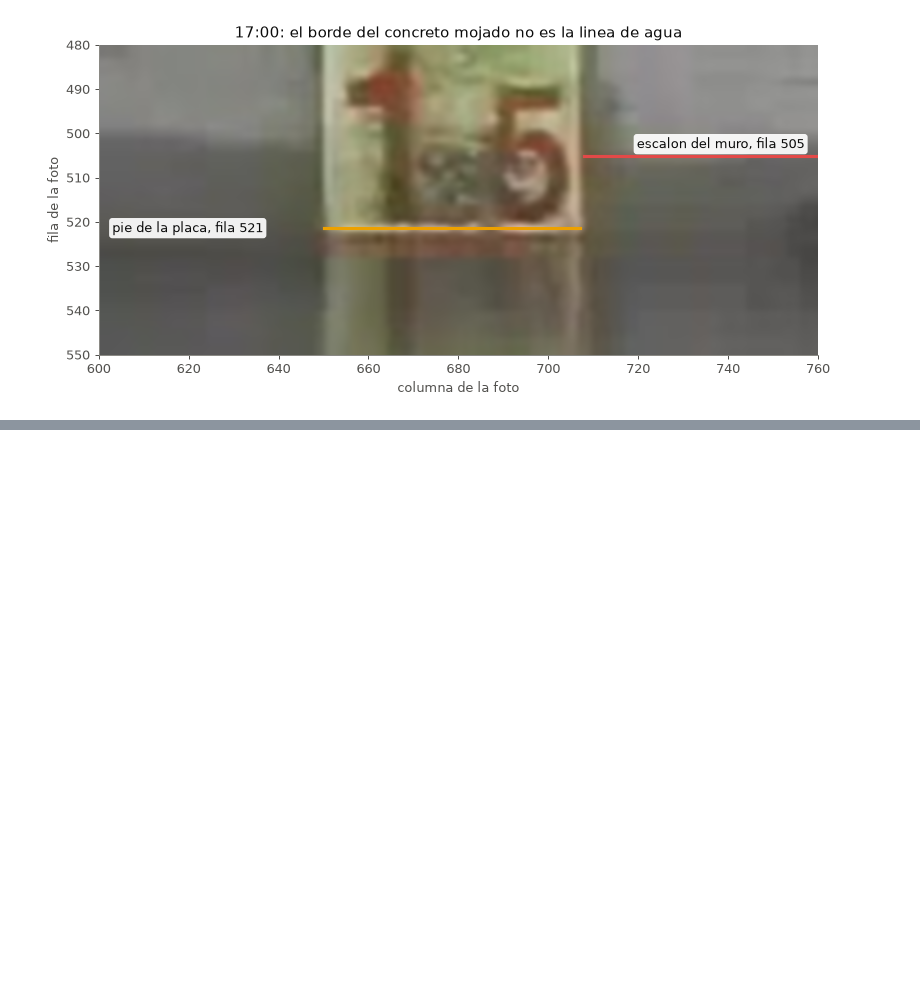
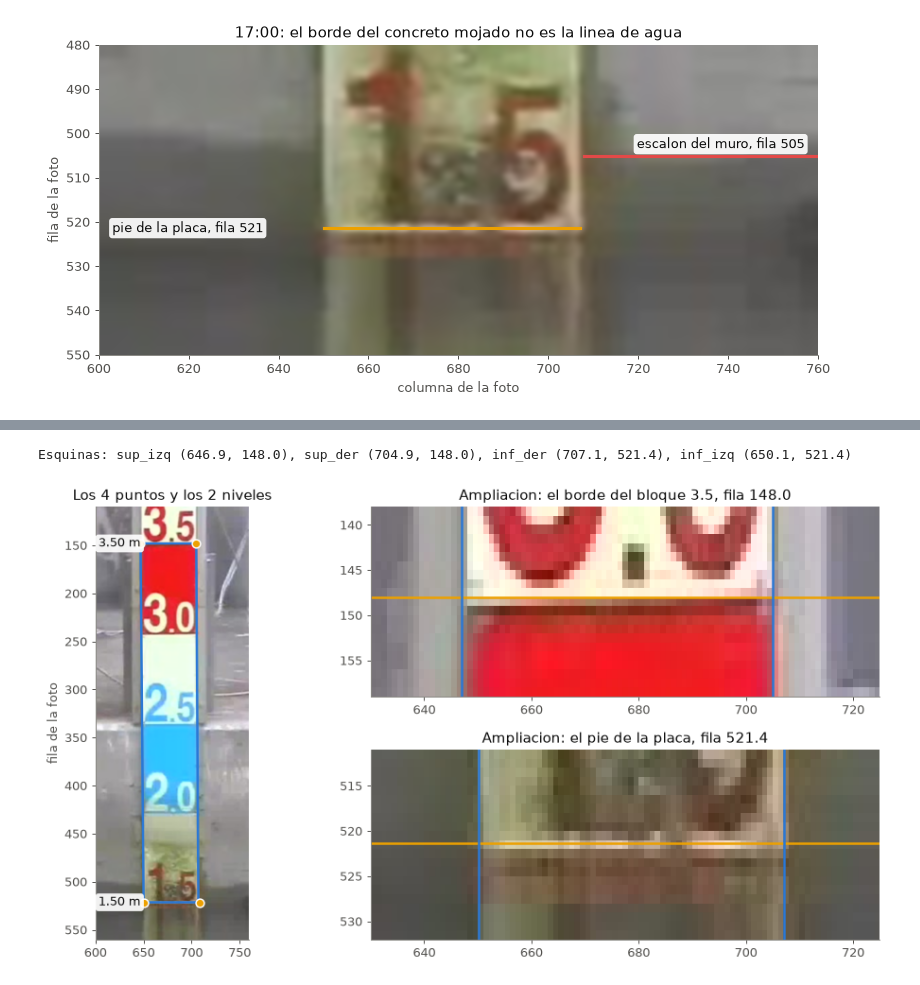
Before and after one commit to SCaballero427/medicion-de-nivel-en-canales-abiertos, a Jupyter notebook: 01_meguro_algoritmo_basico/01_meguro_algoritmo_basico.ipynb, the cells around one changed output, grey strips where cells are left out. Cells and saved outputs as stored; diff of their text form; code cells hidden in the pictures; blank space fills up the shorter version.

Commit message:
Configuracion: cuatro puntos y dos niveles

```diff
--- a/01_meguro_algoritmo_basico/01_meguro_algoritmo_basico.ipynb
+++ b/01_meguro_algoritmo_basico/01_meguro_algoritmo_basico.ipynb
@@ -238,0 +256,41 @@ plt.tight_layout()
+# %%
+# >>> AJUSTABLE <<< (x, fila) de cada borde de la placa, leidos a ojo sobre ampliaciones de la foto de las 17:00
+BORDE_IZQ = [(647, 160), (650, 510)]
+BORDE_DER = [(705, 160), (707, 510)]
+
+# >>> AJUSTABLE <<< dos niveles conocidos (cm sobre A.P.) y la fila donde estan, leidos a ojo
+NIVEL_SUP, FILA_SUP = 350.0, 148.0        # borde de abajo del bloque 3.5
+NIVEL_INF, FILA_INF = 150.0, 521.4        # pie de la placa
+
+
+def recta_por(puntos):
+    (xa, ya), (xb, yb) = puntos
+    return lambda y: xa + (np.asarray(y, float) - ya) * (xb - xa) / (yb - ya)
+
+
+x_izq, x_der = recta_por(BORDE_IZQ), recta_por(BORDE_DER)
+SUP_IZQ, SUP_DER = (float(x_izq(FILA_SUP)), FILA_SUP), (float(x_der(FILA_SUP)), FILA_SUP)
+INF_DER, INF_IZQ = (float(x_der(FILA_INF)), FILA_INF), (float(x_izq(FILA_INF)), FILA_INF)
+print("Esquinas: sup_izq (%.1f, %.1f), sup_der (%.1f, %.1f), inf_der (%.1f, %.1f), inf_izq (%.1f, %.1f)"
+      % (*SUP_IZQ, *SUP_DER, *INF_DER, *INF_IZQ))
+
+ref = imgs["20261020_170000.jpg"]
+fig = plt.figure(figsize=(13, 6.6))
+gs = fig.add_gridspec(2, 2, width_ratios=[1, 1.7], hspace=0.28, wspace=0.12)
+a0 = fig.add_subplot(gs[:, 0])
+a0.imshow(rgb(ref[110:560, 600:760]), extent=[600, 760, 560, 110], interpolation="bicubic")
+a0.add_patch(Polygon([SUP_IZQ, SUP_DER, INF_DER, INF_IZQ], closed=True, fill=False, ec=AZUL, lw=2))
+for (x, y), texto in [(SUP_IZQ, "3.50 m"), (INF_IZQ, "1.50 m")]:
+    a0.plot([x, x + (SUP_DER[0] - SUP_IZQ[0])], [y, y], "o", ms=7, mfc=AMARILLO, mec="white", mew=1.2)
+    a0.text(603, y, texto, color=TINTA, va="center", bbox=dict(boxstyle="round,pad=0.25", fc="white", ec="none", alpha=0.92))
+a0.set_title("Los 4 puntos y los 2 niveles", color=TINTA); a0.set_ylabel("fila de la foto")
+for g_, fila, texto in [(gs[0, 1], FILA_SUP, "Ampliacion: el borde del bloque 3.5, fila %.1f"), (gs[1, 1], FILA_INF, "Ampliacion: el pie de la placa, fila %.1f")]:
+    a = fig.add_subplot(g_)
+    y0, y1 = int(fila) - 10, int(fila) + 11
+    a.imshow(rgb(ref[y0:y1, 630:725]), extent=[630, 725, y1, y0], aspect="auto", interpolation="nearest")
+    a.axhline(fila, color=AMARILLO, lw=2)
+    a.axvline(float(x_izq(fila)), color=AZUL, lw=2); a.axvline(float(x_der(fila)), color=AZUL, lw=2)
+    a.set_title(texto % fila, color=TINTA)
+# %% [output]
+Esquinas: sup_izq (646.9, 148.0), sup_der (704.9, 148.0), inf_der (707.1, 521.4), inf_izq (650.1, 521.4)
+[figure, added]
```
Also changed, not shown: parts of 1 cell of this notebook.
